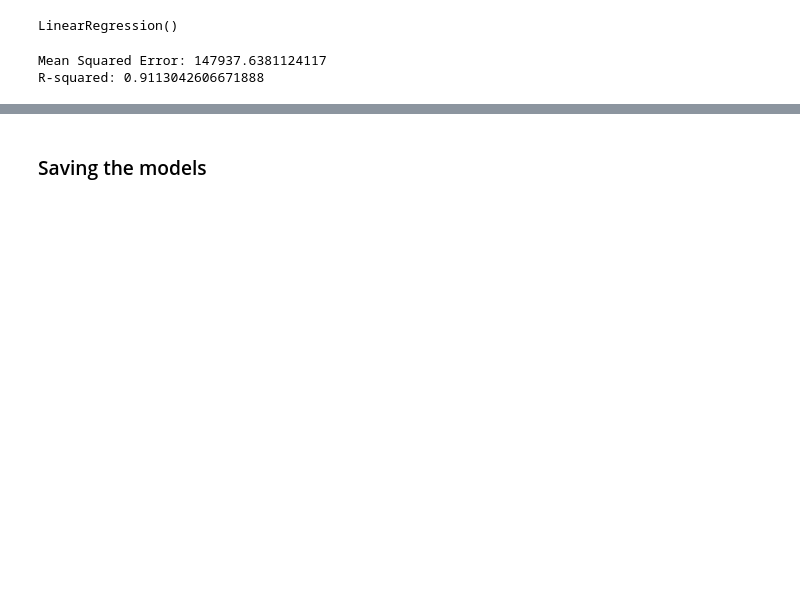
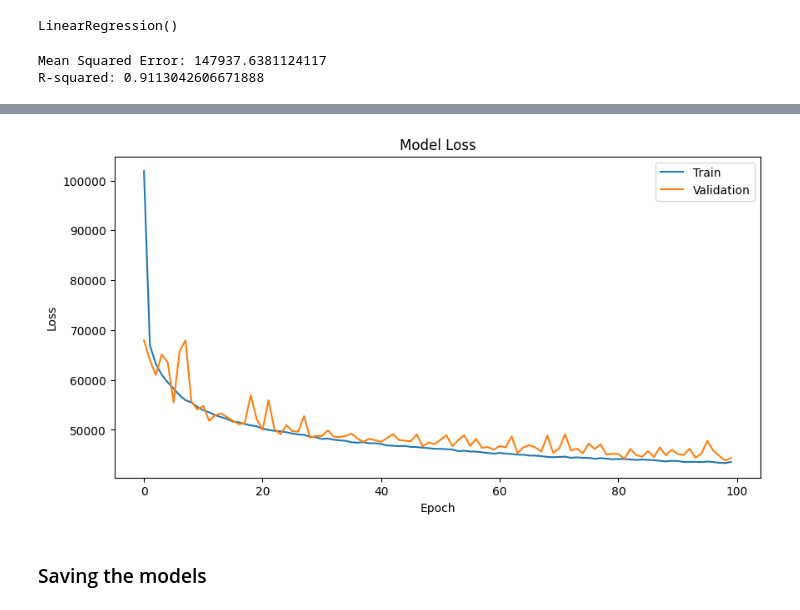
Before and after one commit to izzad2413/django_project, a Jupyter notebook: notebooks/2.0_modeling.ipynb, the cells around one changed output, grey strips where cells are left out. Saved outputs shown, nothing was run; the diff lists cells and outputs as text; code cells hidden in the pictures; blank space fills up the shorter version.

Commit message:
model experiment with tensorflow

```diff
--- a/notebooks/2.0_modeling.ipynb
+++ b/notebooks/2.0_modeling.ipynb
@@ -43,8 +47,8 @@ X = scaler.fit_transform(dm_X)
 X_train, X_test, y_train, y_test = train_test_split(X, y, test_size=0.2, random_state=42)
 # %%
 # initialize model & train it
-model = LinearRegression()
-model.fit(X_train, y_train)
+lr_model = LinearRegression()
+lr_model.fit(X_train, y_train)
 # %% [output]
 LinearRegression()
 # %%
@@ -63,0 +70,12 @@ R-squared: 0.9113042606671888
+# %%
+tf_model = tf.keras.models.Sequential([
+    tf.keras.layers.Input(shape=(X_train.shape[1],)),
+    tf.keras.layers.Dense(64, activation='relu'),
+    tf.keras.layers.Dense(64, activation='relu'),
+    tf.keras.layers.Dense(1)
+])
+
+opt = tf.keras.optimizers.Adam(0.01)
+tf_model.compile(optimizer=opt, loss='mse')
+# %%
+tf_result = tf_model.fit(X_train, y_train, epochs=100, batch_size=32, validation_split=0.2)
@@ -64,3 +106,15 @@ R-squared: 0.9113042606671888
+# %%
+# Plot training & validation loss values
+plt.figure(figsize=(10, 5))
+plt.plot(tf_result.history['loss'])
+plt.plot(tf_result.history['val_loss'])
+plt.title('Model Loss')
+plt.xlabel('Epoch')
+plt.ylabel('Loss')
+plt.legend(['Train', 'Validation'], loc='upper right')
+plt.show()
+# %% [output]
+[figure, added]
 # %% [markdown]
 ### Saving the models
 # %%
```
Also changed, not shown: parts of 7 cells of this notebook.
